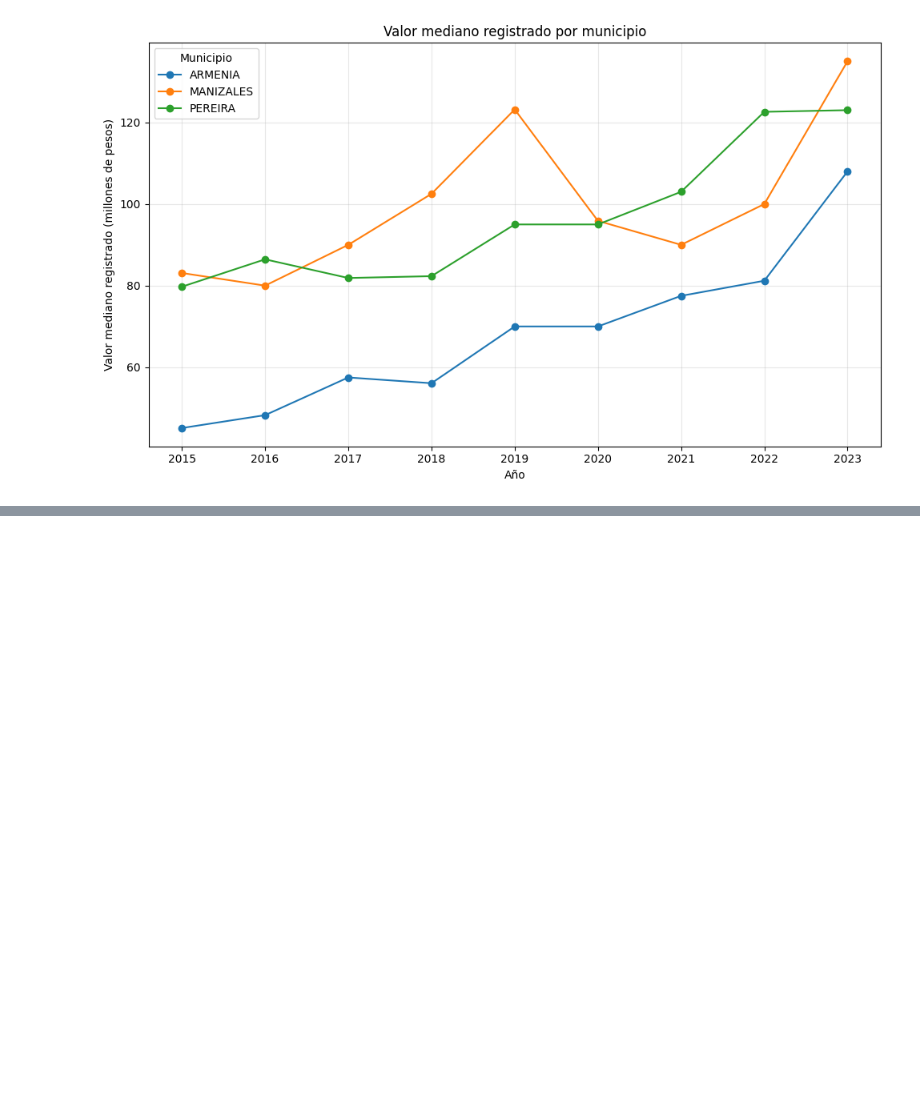
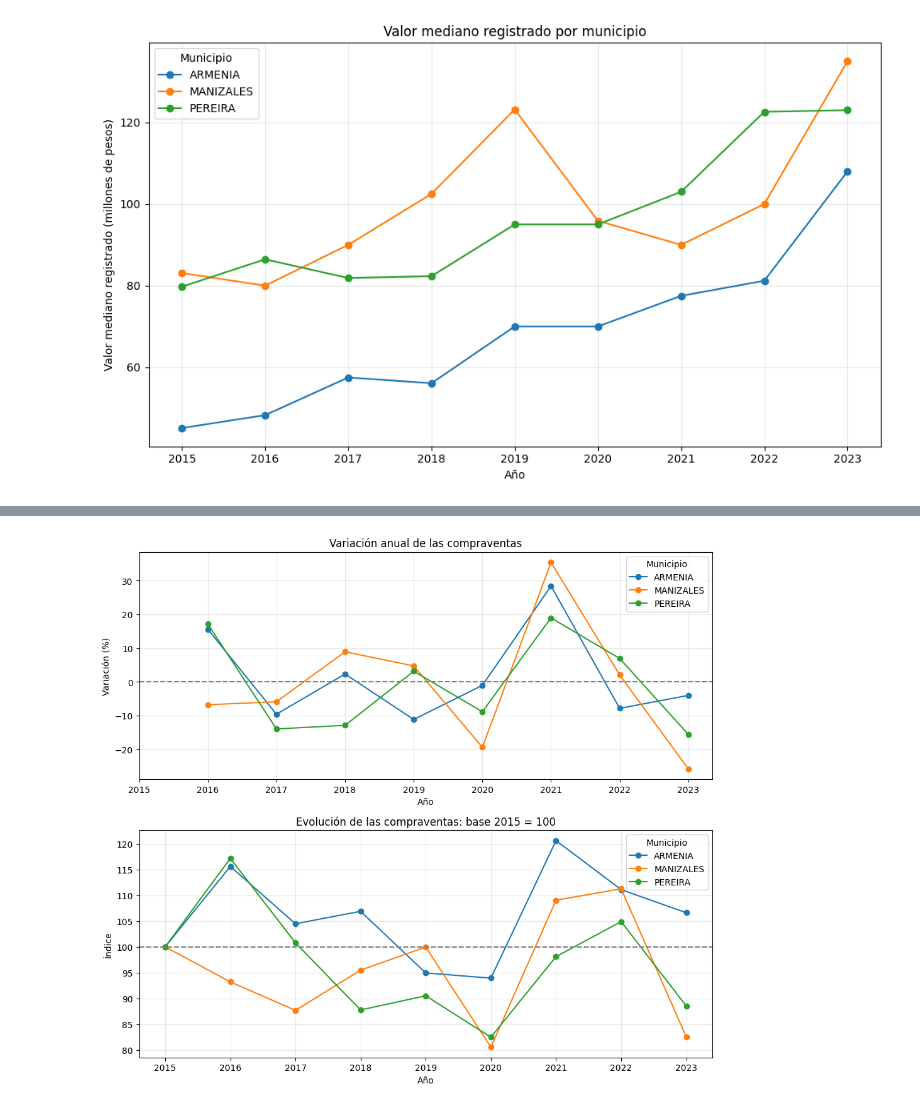
Before and after one commit to GuillermoPrietoP/proyecto-inmobiliario-dsa, a Jupyter notebook: exploracion_datos.ipynb, the cells around one changed output, grey strips where cells are left out. Cells and saved outputs as stored; diff of their text form; code cells hidden in the pictures; blank space fills up the shorter version.

Commit message:
Añade análisis de evolución relativa de compraventas

```diff
--- a/exploracion_datos.ipynb
+++ b/exploracion_datos.ipynb
@@ -356,0 +364,19 @@ plt.show()
+# %%
+# Indicadores de evolución de las compraventas
+tabla_evolucion = tabla_anual.copy()
+tabla_evolucion.index = tabla_evolucion.index.astype(int)
+tabla_evolucion = tabla_evolucion.sort_index().loc[2015:2023]
+
+# Cambio porcentual respecto al año anterior
+variacion_anual = tabla_evolucion.pct_change(fill_method=None) * 100
+
+# Comparación respecto a la cantidad registrada en 2015
+indice_base_2015 = tabla_evolucion.div(
+    tabla_evolucion.loc[2015], axis="columns"
+) * 100
+
+print("Variación anual de las compraventas (%)")
+display(variacion_anual.round(2))
+
+print("Índice de compraventas (2015 = 100)")
+display(indice_base_2015.round(2))
@@ -356,0 +408,32 @@ plt.show()
+# %%
+from pathlib import Path
+import matplotlib.pyplot as plt
+
+fig, ejes = plt.subplots(2, 1, figsize=(10, 9))
+
+variacion_anual.plot(ax=ejes[0], marker="o")
+ejes[0].axhline(0, color="gray", linestyle="--")
+ejes[0].set_title("Variación anual de las compraventas")
+ejes[0].set_ylabel("Variación (%)")
+
+indice_base_2015.plot(ax=ejes[1], marker="o")
+ejes[1].axhline(100, color="gray", linestyle="--")
+ejes[1].set_title("Evolución de las compraventas: base 2015 = 100")
+ejes[1].set_ylabel("Índice")
+
+for eje in ejes:
+    eje.set_xlabel("Año")
+    eje.set_xticks(tabla_evolucion.index)
+    eje.grid(alpha=0.3)
+    eje.legend(title="Municipio")
+
+plt.tight_layout()
+Path("figuras").mkdir(exist_ok=True)
+plt.savefig(
+    "figuras/evolucion_relativa_compraventas.png",
+    dpi=300,
+    bbox_inches="tight"
+)
+plt.show()
+# %% [output]
+[figure, added]
```
Also changed, not shown: parts of 3 cells of this notebook, 1 other file.
